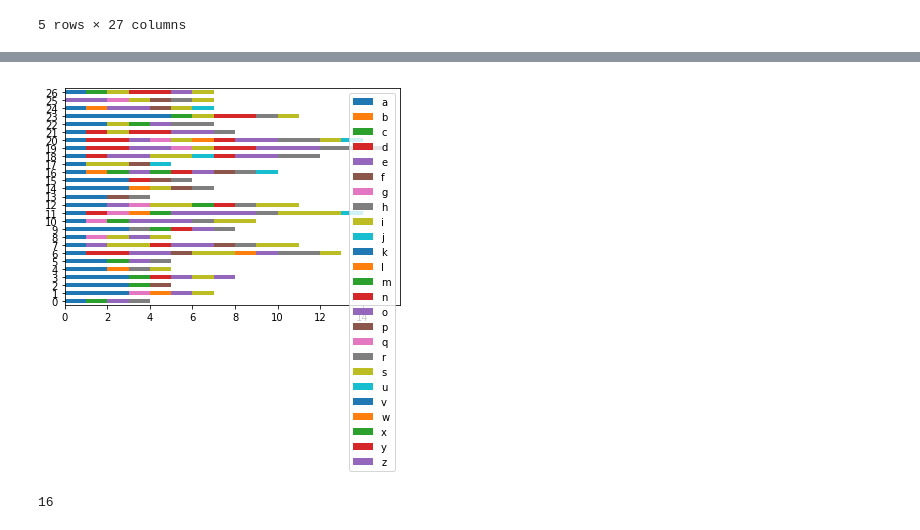
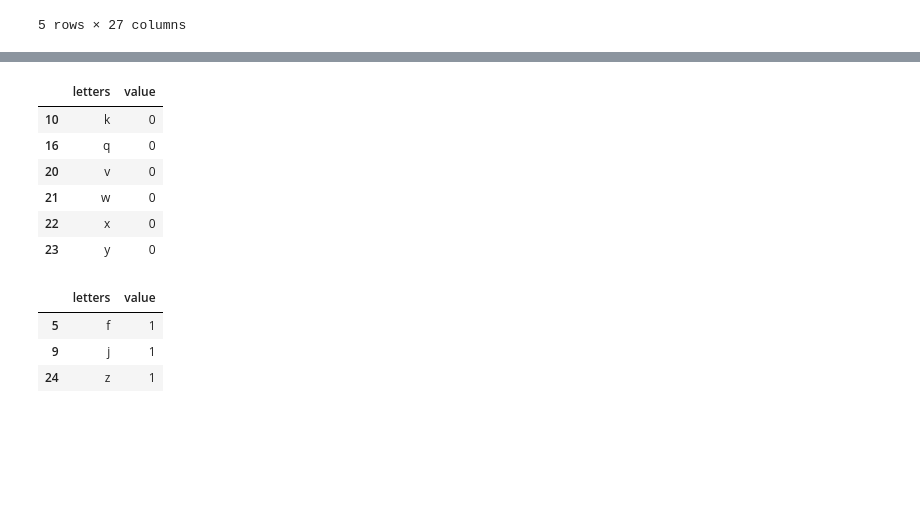
Before and after one commit to mindstorm-repo/brazil_letter_count, a Jupyter notebook: br_states_letter_count.ipynb, the cells around one changed output, grey strips where cells are left out. Cells and saved outputs as stored; diff of their text form; code cells hidden in the pictures; blank space fills up the shorter version.

```diff
--- a/br_states_letter_count.ipynb
+++ b/br_states_letter_count.ipynb
@@ -190,8 +181,17 @@ df_plot = df_plot.drop(columns=['letter_count'])
-# %%
-df_plot.plot(kind='barh', stacked=True);
-# %% [output]
-[figure, removed]
-# %%
-print(len("rio grande do norte")-3)
-# %% [output]
-16
+# %%
+df3.loc[df3['value'] == 0]
+# %% [output]
+|  | letters | value |
+| 10 | k | 0 |
+| 16 | q | 0 |
+| 20 | v | 0 |
+| 21 | w | 0 |
+| 22 | x | 0 |
+| 23 | y | 0 |
+# %%
+df3.loc[df3['value'] == 1]
+# %% [output]
+|  | letters | value |
+| 5 | f | 1 |
+| 9 | j | 1 |
+| 24 | z | 1 |
```
Also changed, not shown: parts of 15 cells of this notebook, 1 other file.
